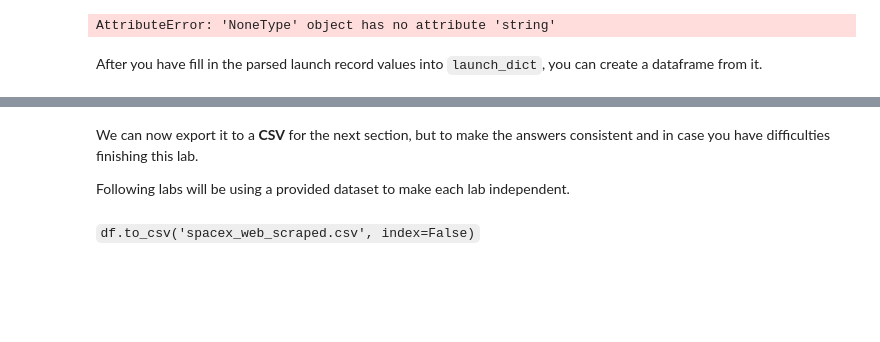
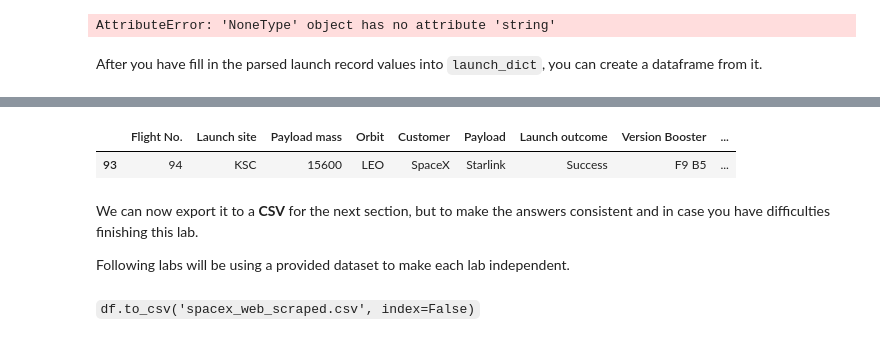
Before and after one commit to PatRomVic/SpaceY, a Jupyter notebook: jupyter-labs-webscraping(1).ipynb, the cells around one changed output, grey strips where cells are left out. Cells and saved outputs as stored; diff of their text form; code cells hidden in the pictures; blank space fills up the shorter version.

```diff
--- a/jupyter-labs-webscraping(1).ipynb
+++ b/jupyter-labs-webscraping(1).ipynb
@@ -384,0 +468,8 @@ df= pd.DataFrame({ key:pd.Series(value) for key, value in launch_dict.items() })
+# %%
+
+df.loc[df['Flight No.'] == '47', 'Payload mass'] = 0
+df.loc[df['Flight No.'] == '33', 'Payload mass'] = 0
+df.loc[df['Flight No.'] == '103', 'Payload mass'] = 0
+# %%
+df.fillna("-", inplace=True)
+df["Payload mass"] = df["Payload mass"].astype("int")
@@ -385,3 +481,22 @@ df= pd.DataFrame({ key:pd.Series(value) for key, value in launch_dict.items() })
+# %%
+df.loc[df['Flight No.'] == '47', 'Payload mass'] = mean
+df.loc[df['Flight No.'] == '33', 'Payload mass'] = mean
+df.loc[df['Flight No.'] == '103', 'Payload mass'] = mean
+df.loc[df['Flight No.'] == '18', 'Customer'] = 'Turkmenistan National Space Agency'
+df.loc[df['Flight No.'] == '106', 'Customer'] = 'Various'
+df.loc[df['Flight No.'] == '106', 'Launch outcome'] = 'Success'
+df.loc[df['Flight No.'] == '106', 'Booster landing'] = 'Success'
+
+df.loc[df['Flight No.'].isin(['7', '8', '9', '10', '11']), 'Version Booster'] = 'F9 v1.1'
+
+df.loc[df['Version Booster'] == 'F9 FTB1', 'Version Booster'] = 'F9 FT'
+df.loc[df['Version Booster'] == 'F9 B4B1', 'Version Booster'] = 'F9 B4'
+df.loc[df['Version Booster'].isin(['F9 B531', 'F9 B534', 'F9 B5B1']), 'Version Booster'] = 'F9 B5'
+
+df.loc[df['Flight No.'] == '94']
+# %% [output]
+|  | Flight No. | Launch site | Payload mass | Orbit | Customer | Payload | Launch outcome | Version Booster | ... |
+| 93 | 94 | KSC | 15600 | LEO | SpaceX | Starlink | Success | F9 B5 | ... |
 # %% [markdown]
 We can now export it to a <b>CSV</b> for the next section, but to make the answers consistent and in case you have difficulties finishing this lab.
 
```
Also changed, not shown: parts of 11 cells of this notebook.
